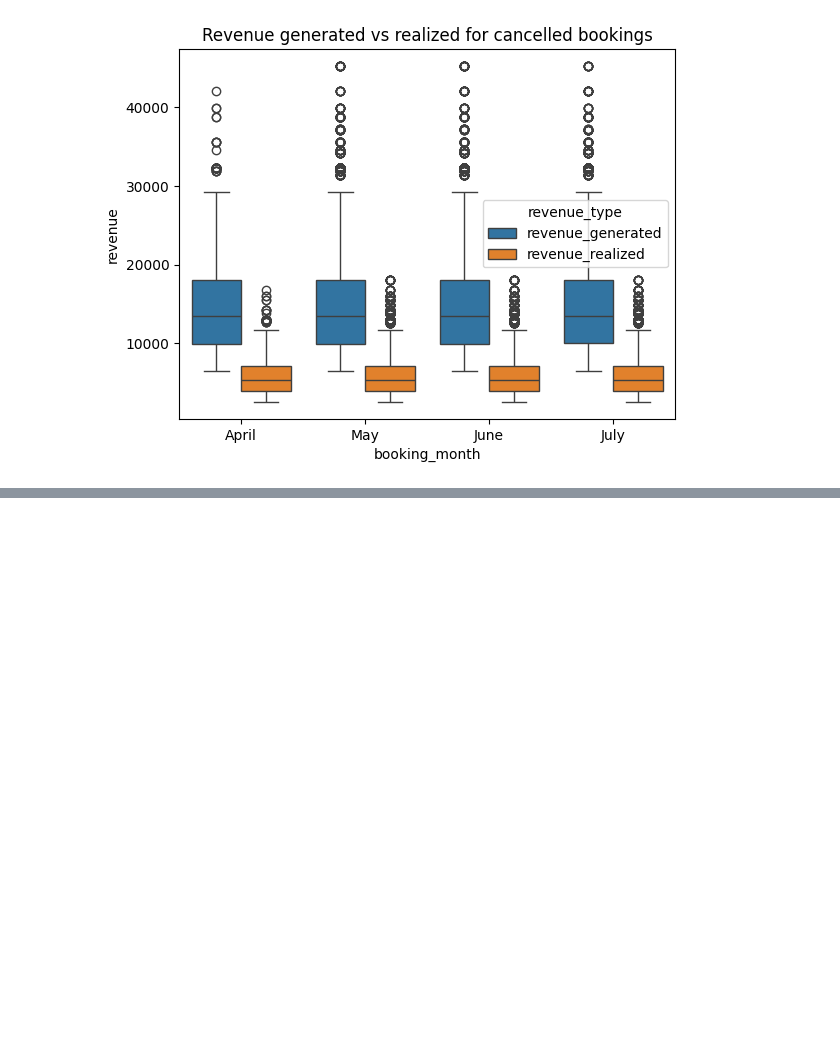
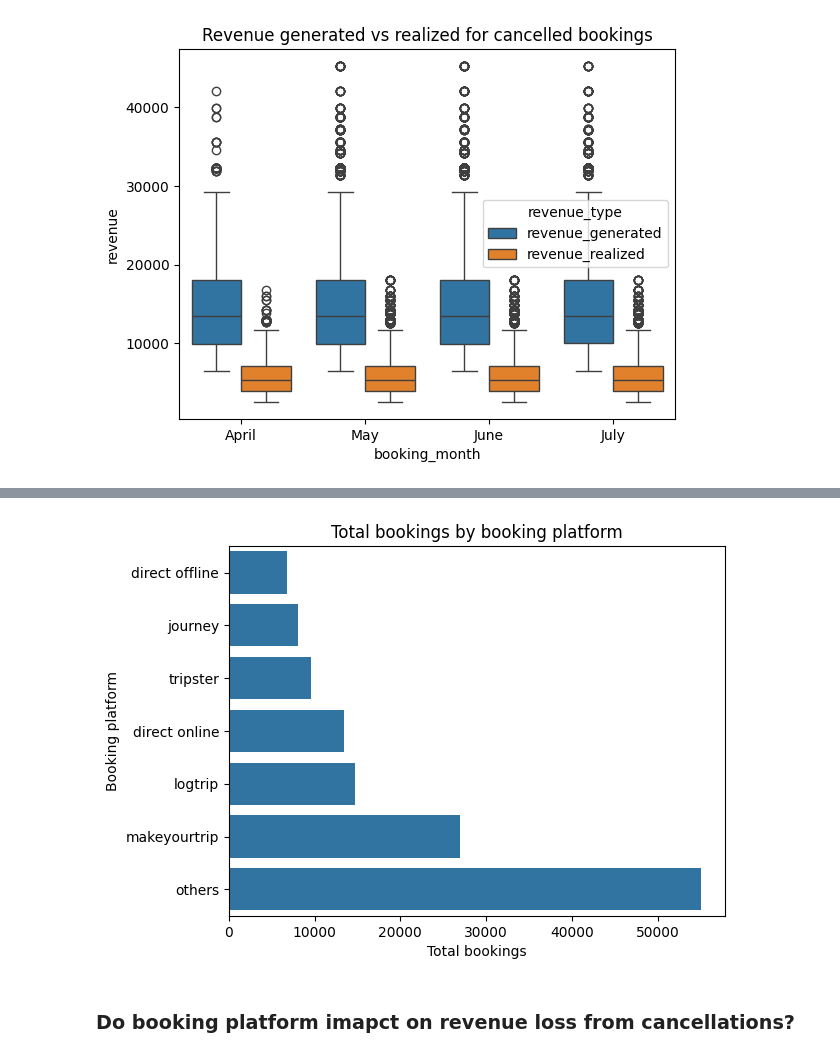
Before and after one commit to Bhuvi128/Hospitality-Revenue-Optimization-Data-analysis, a Jupyter notebook: Hospitality Revenue Optimzation.ipynb, the cells around one changed output, grey strips where cells are left out. Cells and saved outputs as stored; diff of their text form; code cells hidden in the pictures; blank space fills up the shorter version.

```diff
--- a/Hospitality Revenue Optimzation.ipynb
+++ b/Hospitality Revenue Optimzation.ipynb
@@ -901,0 +1034,9 @@ plt.show()
+# %%
+query = """
+select booking_platform, count(*) total_bookings
+from fact_bookings
+group by booking_platform
+order by total_bookings;
+"""
+plat_book = pd.read_sql(query, conn)
+plat_book
@@ -901,0 +1052,11 @@ plt.show()
+# %%
+# Plot total bookings by booking platform
+sns.barplot(data = plat_book, x = "total_bookings", y = 'booking_platform')
+plt.title("Total bookings by booking platform")
+plt.xlabel("Total bookings")
+plt.ylabel("Booking platform")
+plt.show()
+# %% [output]
+[figure, added]
+# %% [markdown]
+### Do booking platform imapct on revenue loss from cancellations?
```
Also changed, not shown: parts of 22 cells of this notebook, 1 other file.
